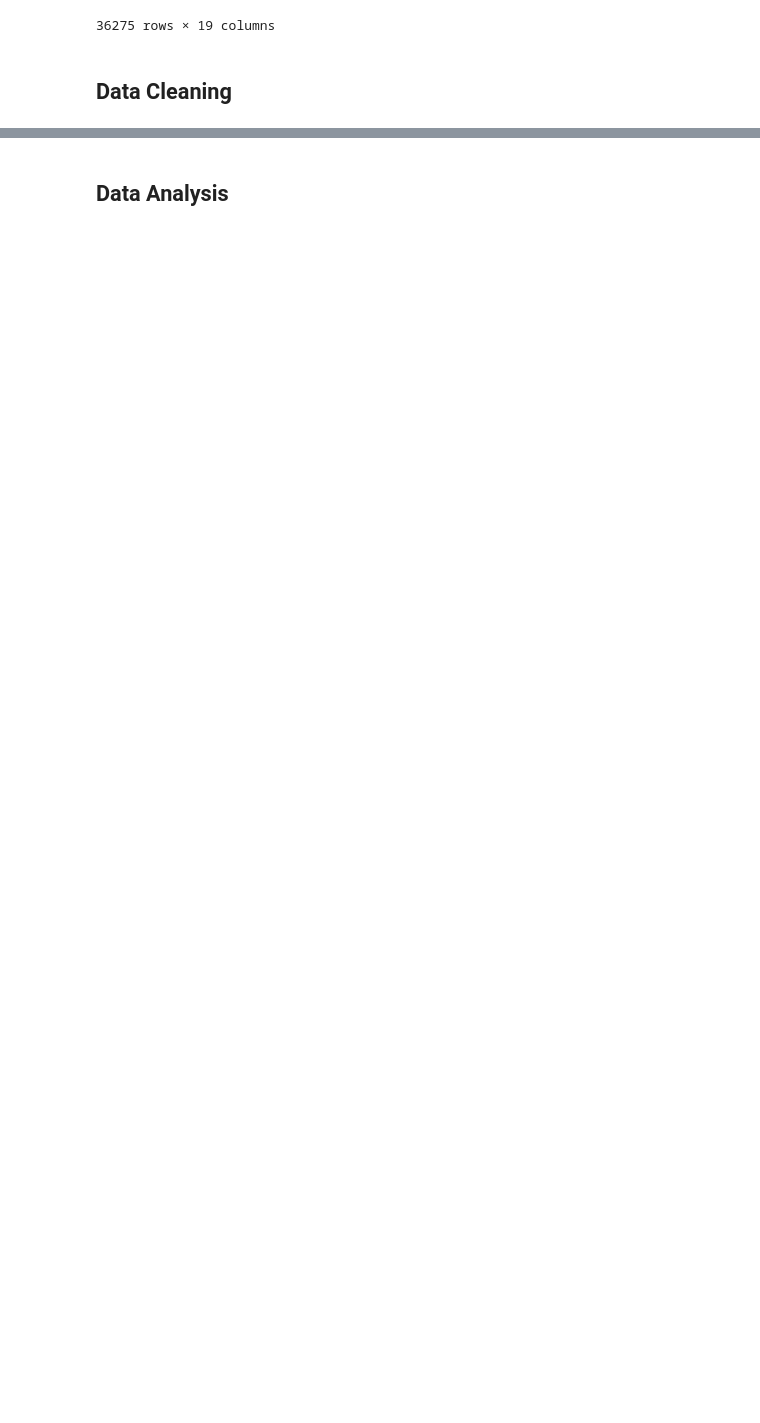
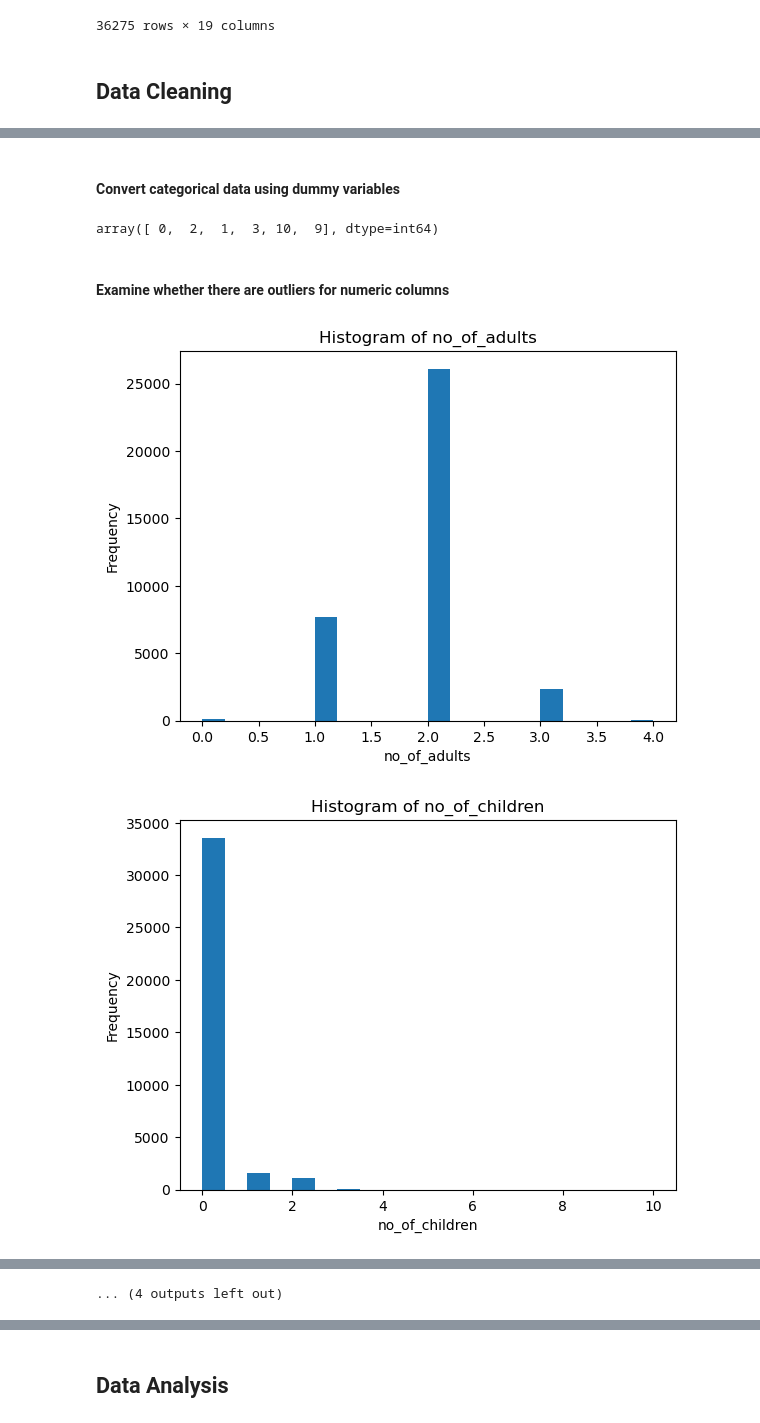
Before and after one commit to Haiqi-Z/CS381Final_Project, a Jupyter notebook: cs381_final.ipynb, the cells around one changed output, grey strips where cells are left out. Cells and saved outputs as stored; diff of their text form; code cells hidden in the pictures; blank space fills up the shorter version.

```diff
--- a/cs381_final.ipynb
+++ b/cs381_final.ipynb
@@ -45,0 +70,2 @@ df.loc[np.sum(df.isna(),axis = 1)>0,:]
+# %% [markdown]
+#### Convert categorical data using dummy variables
@@ -45,0 +113,54 @@ df.loc[np.sum(df.isna(),axis = 1)>0,:]
+# %%
+df['no_of_children'].unique()
+# %% [output]
+array([ 0,  2,  1,  3, 10,  9], dtype=int64)
+# %%
+# no_of_children column (for ANOVA test 2 below)
+child_map = {
+    0: 0,
+    1: 1,
+    2: 1,
+    3: 1,
+    9: 1,
+    10: 1
+}
+df['bring_child'] = df['no_of_children'].map(lambda x: child_map[x])
+# %%
+# create a season column based on the value of arrival_month column (spring: 1; summer: 2; fall: 3; winter: 4)
+def map_season(month):
+    if month >= 3 and month <= 5:
+        return 1
+    elif month >= 6 and month <= 8:
+        return 2
+    elif month >= 9 and month <= 11:
+        return 3
+    elif month == 12 or month <= 2:
+        return 4
+    else:
+        return 'error'
+df['season'] = df['arrival_month'].apply(map_season)
+# %% [markdown]
+#### Examine whether there are outliers for numeric columns
+# %%
+df_num = df[['no_of_adults','no_of_children','weekend_nights','week_nights','meal','parking','room','lead_time','mkt','repeated_guest','prev_cancellations','prev_bookings','avg_price','special_requests']]
+
+# Histogram to visualize discrete columns' distribution
+for i in df_num.columns:
+    plt.hist(df_num[i], bins=20)
+    plt.title(f'Histogram of {i}')
+    plt.xlabel(i)
+    plt.ylabel('Frequency')
+    plt.show()
+
+# Boxplot to visualiza continuous data's distribution
+sns.boxplot(data=df_num['avg_price'])
+plt.xticks(rotation=45)
+plt.title('Boxplot of Average Prices')
+plt.show()
+
+# Summary statistics to identify potential outliers
+summary_stats = df_num.describe()
+print(summary_stats)
+# %% [output]
+[figure, added]
+[figure, added]
@@ -45,0 +177 @@ df.loc[np.sum(df.isna(),axis = 1)>0,:]
+... (4 outputs left out)
```
Also changed, not shown: parts of 43 cells of this notebook.
